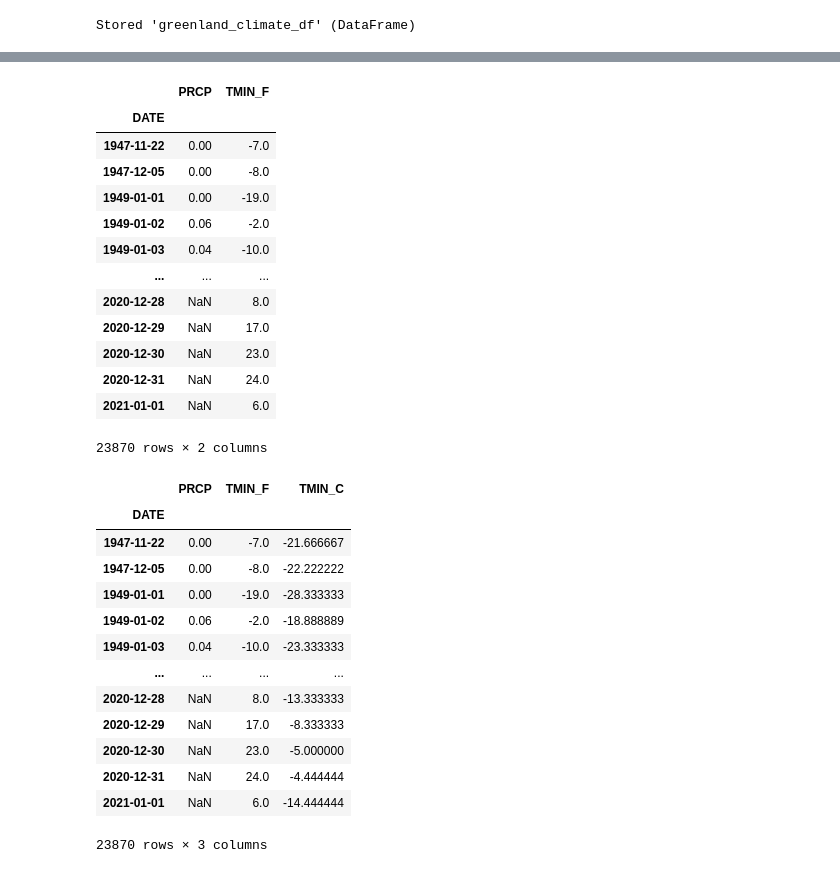
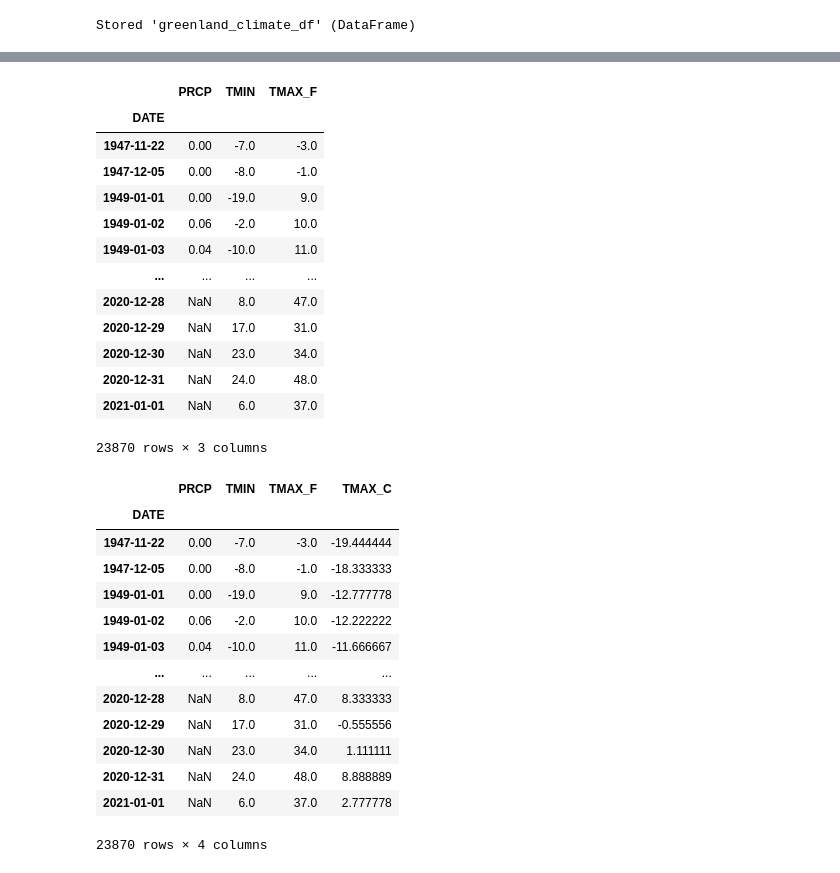
Before and after one commit to earthlab-education/climate-coding-challenge-allenmoench, a Jupyter notebook: Notebooks/Climate_Coding_Challenge/climate_12_portfolio_03.ipynb, the cells around one changed output, grey strips where cells are left out. Drawn from its saved outputs; the diff is of its cells as text; code cells hidden in the pictures.

```diff
--- a/Notebooks/Climate_Coding_Challenge/climate_12_portfolio_03.ipynb
+++ b/Notebooks/Climate_Coding_Challenge/climate_12_portfolio_03.ipynb
@@ -12,7 +12,7 @@ import hvplot.pandas
 greenland_url = (
     'https://www.ncei.noaa.gov/access/services/da'f'ta/v1'
     '?dataset=daily-summaries'
-    '&dataTypes=TMIN,PRCP'
+    '&dataTypes=TMIN,PRCP,TMAX'
     '&stations=GLW00016504'
     '&units=standard'
     '&startDate=1947-10-01'
@@ -45,4 +45,4 @@ greenland_climate_df
 # %%
-greenland_climate_df = greenland_climate_df[['PRCP', 'TMIN']]
+greenland_climate_df = greenland_climate_df[['PRCP', 'TMIN', 'TMAX']]
 greenland_climate_df
 # %% [output]
@@ -81,43 +82,44 @@ greenland_climate_df.TMIN.plot.hist()
 # define a new dataframe, renaming the columns to include correct units.
 
 greenland_climate_df_u = greenland_climate_df.rename(columns={
-    'TMIN': 'TMIN_F',
+    'TMAX': 'TMAX_F',
 })
 
 greenland_climate_df_u
 # %% [output]
-|  | PRCP | TMIN_F |
-| DATE |  |  |
-| 1947-11-22 | 0.00 | -7.0 |
-| 1947-12-05 | 0.00 | -8.0 |
-| 1949-01-01 | 0.00 | -19.0 |
-| 1949-01-02 | 0.06 | -2.0 |
-| 1949-01-03 | 0.04 | -10.0 |
-| ... | ... | ... |
-| 2020-12-28 | NaN | 8.0 |
-| 2020-12-29 | NaN | 17.0 |
-| 2020-12-30 | NaN | 23.0 |
-| 2020-12-31 | NaN | 24.0 |
-| 2021-01-01 | NaN | 6.0 |
+|  | PRCP | TMIN | TMAX_F |
+| DATE |  |  |  |
+| 1947-11-22 | 0.00 | -7.0 | -3.0 |
+| 1947-12-05 | 0.00 | -8.0 | -1.0 |
+| 1949-01-01 | 0.00 | -19.0 | 9.0 |
+| 1949-01-02 | 0.06 | -2.0 | 10.0 |
+| 1949-01-03 | 0.04 | -10.0 | 11.0 |
+| ... | ... | ... | ... |
+| 2020-12-28 | NaN | 8.0 | 47.0 |
+| 2020-12-29 | NaN | 17.0 | 31.0 |
+| 2020-12-30 | NaN | 23.0 | 34.0 |
+| 2020-12-31 | NaN | 24.0 | 48.0 |
+| 2021-01-01 | NaN | 6.0 | 37.0 |
-23870 rows × 2 columns
+23870 rows × 3 columns
 # %%
 # define the df as a function that converts Farenheit to Celsius.
 
-greenland_climate_df_u['TMIN_C'] = (greenland_climate_df_u['TMIN_F']-32)*5/9
+#greenland_climate_df_u['TMIN_C'] = (greenland_climate_df_u['TMIN_F']-32)*5/9
+greenland_climate_df_u['TMAX_C'] = (greenland_climate_df_u['TMAX_F']-32)*5/9
 greenland_climate_df_u
 # %% [output]
-|  | PRCP | TMIN_F | TMIN_C |
-| DATE |  |  |  |
-| 1947-11-22 | 0.00 | -7.0 | -21.666667 |
-| 1947-12-05 | 0.00 | -8.0 | -22.222222 |
-| 1949-01-01 | 0.00 | -19.0 | -28.333333 |
-| 1949-01-02 | 0.06 | -2.0 | -18.888889 |
-| 1949-01-03 | 0.04 | -10.0 | -23.333333 |
-| ... | ... | ... | ... |
-| 2020-12-28 | NaN | 8.0 | -13.333333 |
-| 2020-12-29 | NaN | 17.0 | -8.333333 |
-| 2020-12-30 | NaN | 23.0 | -5.000000 |
-| 2020-12-31 | NaN | 24.0 | -4.444444 |
-| 2021-01-01 | NaN | 6.0 | -14.444444 |
+|  | PRCP | TMIN | TMAX_F | TMAX_C |
+| DATE |  |  |  |  |
+| 1947-11-22 | 0.00 | -7.0 | -3.0 | -19.444444 |
+| 1947-12-05 | 0.00 | -8.0 | -1.0 | -18.333333 |
+| 1949-01-01 | 0.00 | -19.0 | 9.0 | -12.777778 |
+| 1949-01-02 | 0.06 | -2.0 | 10.0 | -12.222222 |
+| 1949-01-03 | 0.04 | -10.0 | 11.0 | -11.666667 |
+| ... | ... | ... | ... | ... |
+| 2020-12-28 | NaN | 8.0 | 47.0 | 8.333333 |
+| 2020-12-29 | NaN | 17.0 | 31.0 | -0.555556 |
+| 2020-12-30 | NaN | 23.0 | 34.0 | 1.111111 |
+| 2020-12-31 | NaN | 24.0 | 48.0 | 8.888889 |
+| 2021-01-01 | NaN | 6.0 | 37.0 | 2.777778 |
-23870 rows × 3 columns
+23870 rows × 4 columns
 # %%
```
Also changed, not shown: parts of 11 cells of this notebook.
